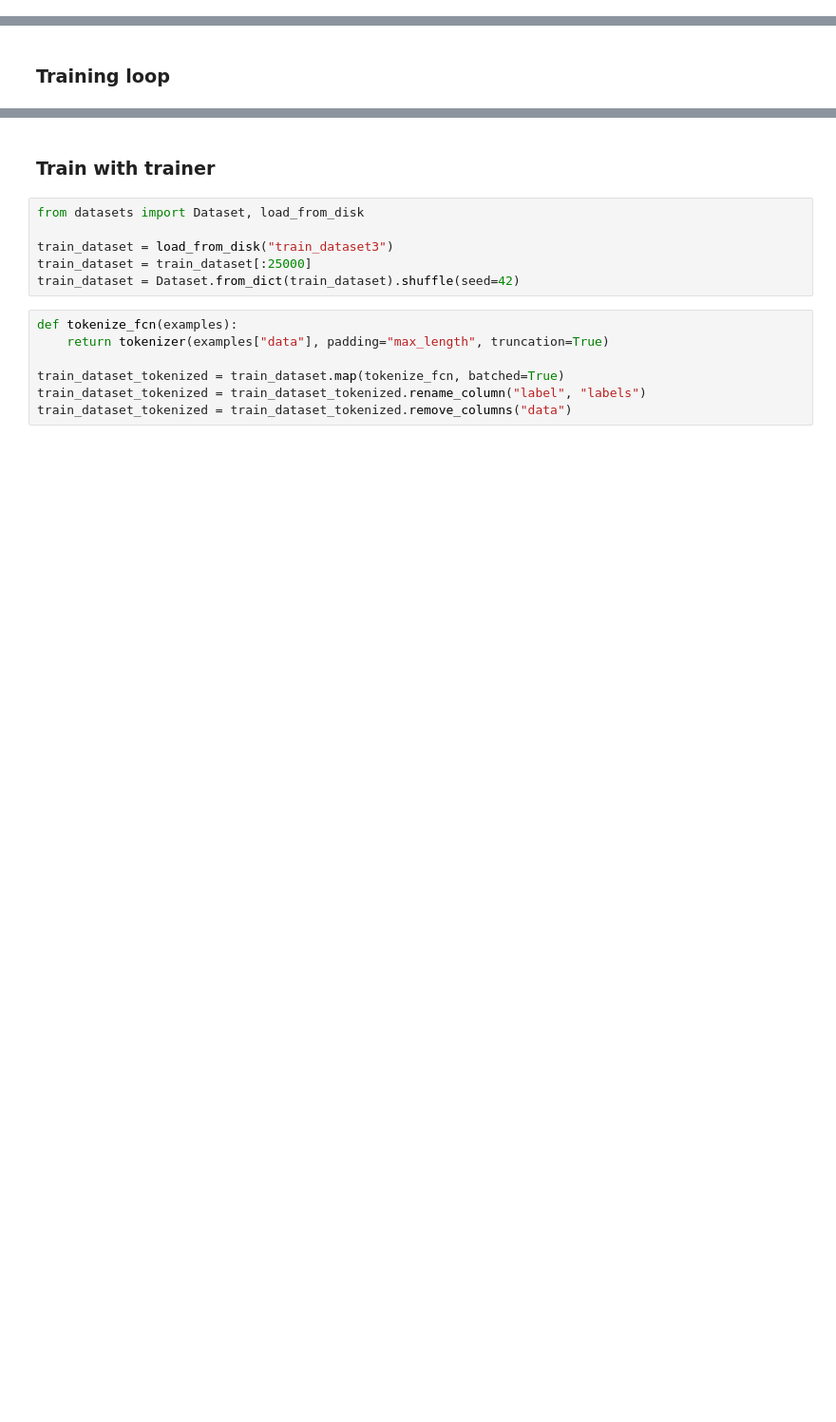
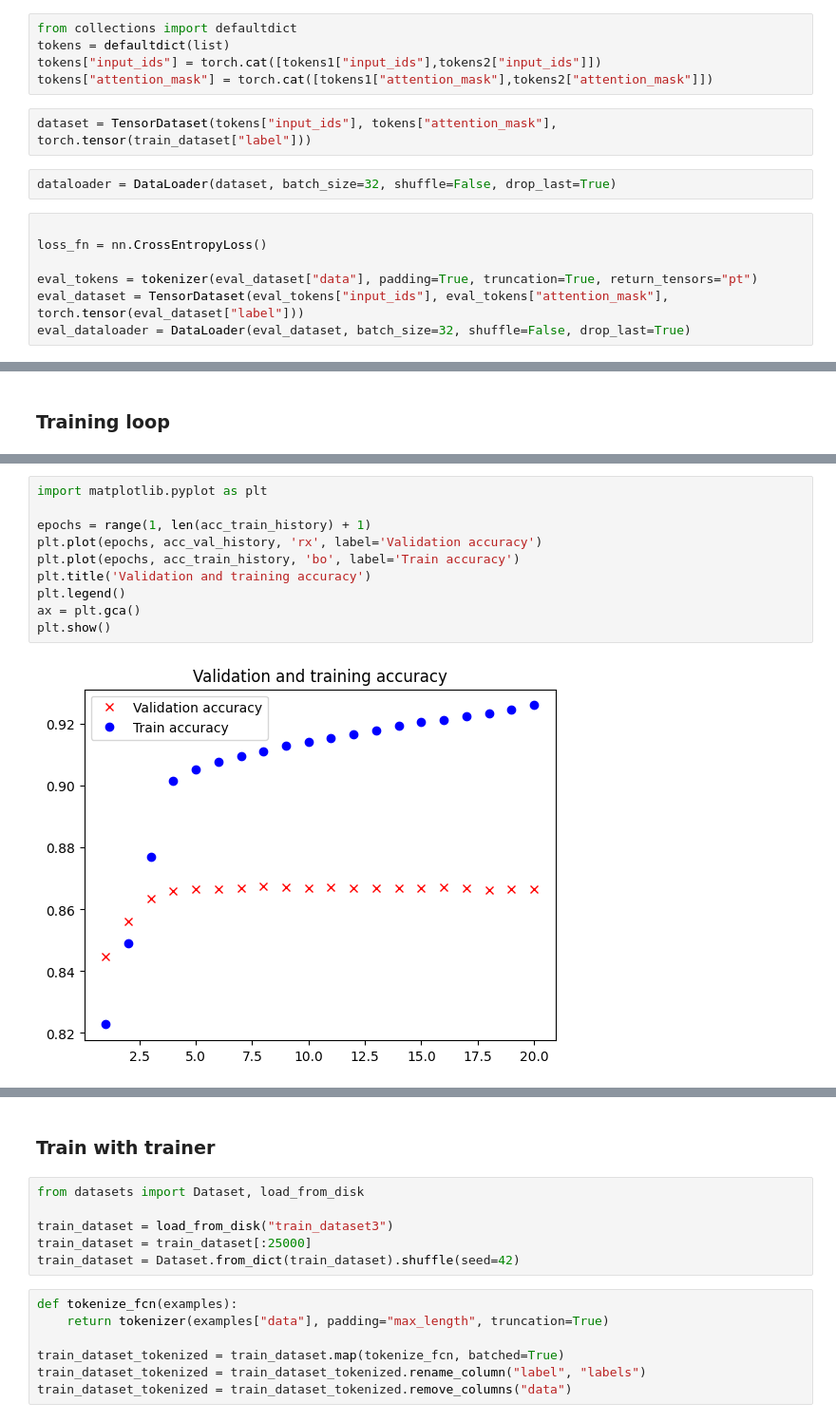
Before and after one commit to ebbajohannesson/thesis, a Jupyter notebook: main.ipynb, the cells around one changed output, grey strips where cells are left out. Shown at 95% size. Saved outputs shown, nothing was run; the diff lists cells and outputs as text; blank space fills up the shorter version.

```diff
--- a/main.ipynb
+++ b/main.ipynb
@@ -663,0 +903,16 @@ eval_dataloader = DataLoader(eval_dataset, batch_size=100, shuffle=False, drop_l
+# %%
+from collections import defaultdict
+tokens = defaultdict(list)
+tokens["input_ids"] = torch.cat([tokens1["input_ids"],tokens2["input_ids"]])
+tokens["attention_mask"] = torch.cat([tokens1["attention_mask"],tokens2["attention_mask"]])
+# %%
+dataset = TensorDataset(tokens["input_ids"], tokens["attention_mask"], torch.tensor(train_dataset["label"]))
+# %%
+dataloader = DataLoader(dataset, batch_size=32, shuffle=False, drop_last=True)
+# %%
+
+loss_fn = nn.CrossEntropyLoss()
+
+eval_tokens = tokenizer(eval_dataset["data"], padding=True, truncation=True, return_tensors="pt")
+eval_dataset = TensorDataset(eval_tokens["input_ids"], eval_tokens["attention_mask"], torch.tensor(eval_dataset["label"]))
+eval_dataloader = DataLoader(eval_dataset, batch_size=32, shuffle=False, drop_last=True)
@@ -709,0 +1124,12 @@ for epoch in tqdm(range(EPOCHS)):
+# %%
+import matplotlib.pyplot as plt
+
+epochs = range(1, len(acc_train_history) + 1)
+plt.plot(epochs, acc_val_history, 'rx', label='Validation accuracy')
+plt.plot(epochs, acc_train_history, 'bo', label='Train accuracy')
+plt.title('Validation and training accuracy')
+plt.legend()
+ax = plt.gca()
+plt.show()
+# %% [output]
+[figure, added]
```
Also changed, not shown: parts of 100 cells of this notebook, 3 other files.
